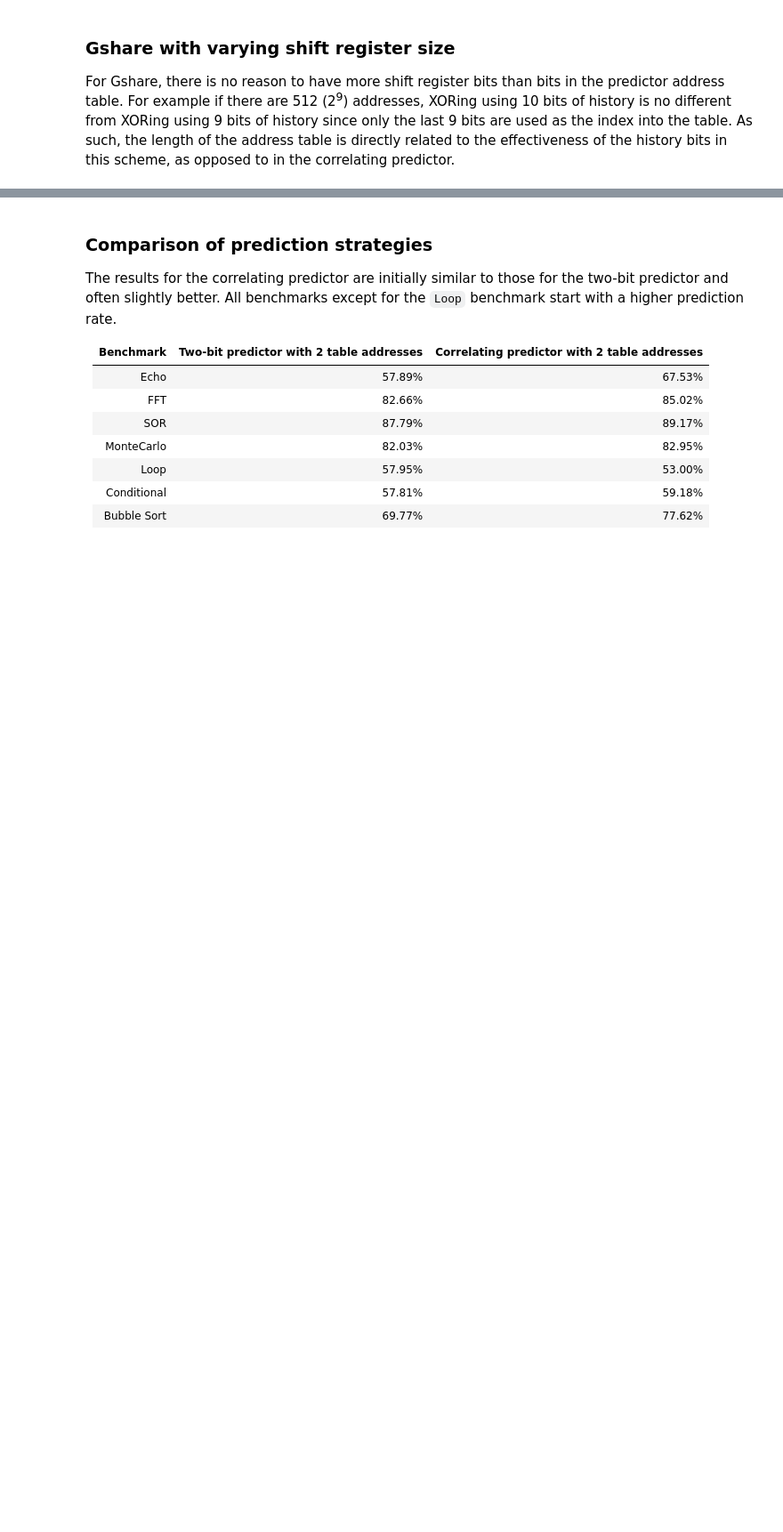
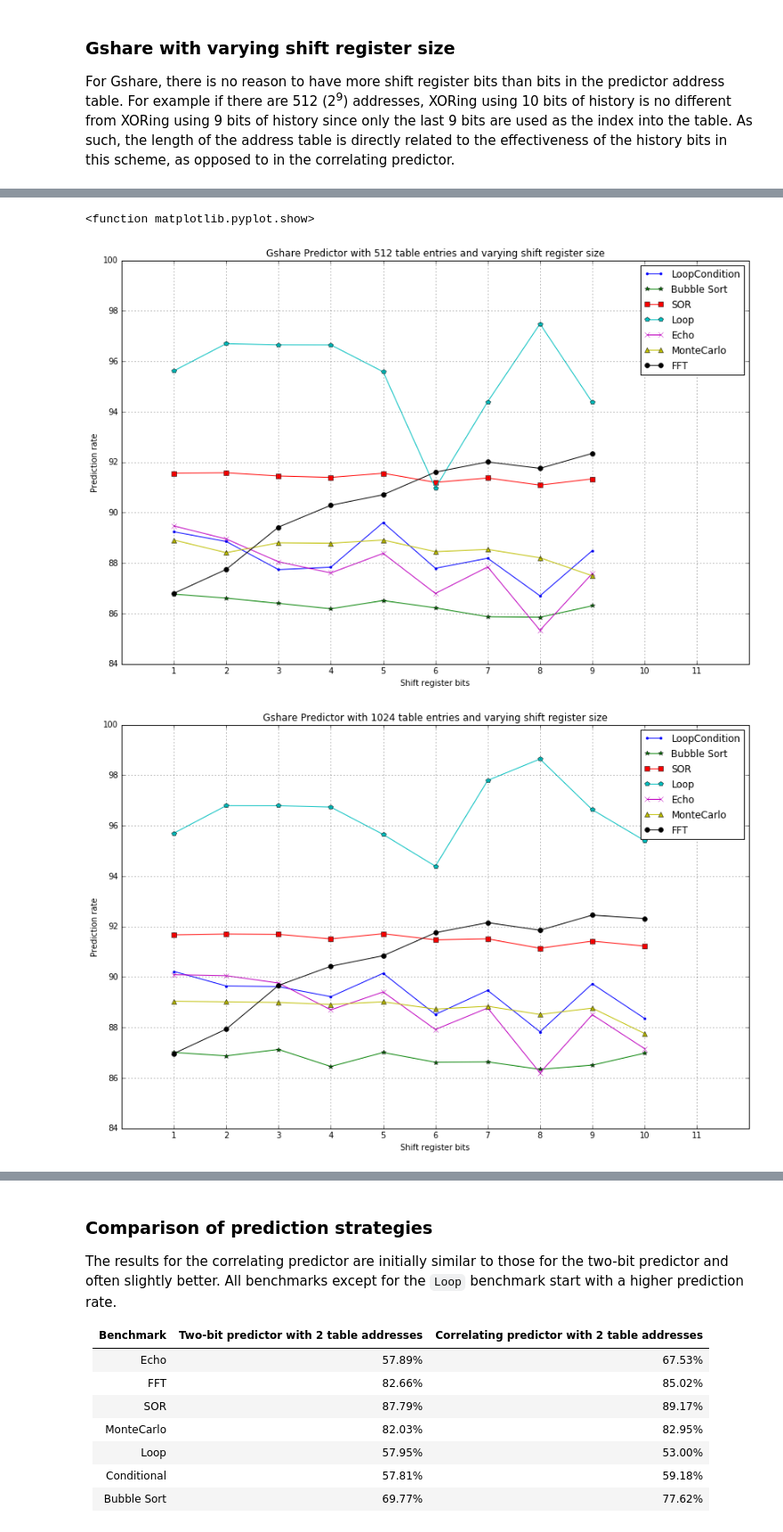
Before and after one commit to 12yuens2/branch-prediction, a Jupyter notebook: CS4202 Branch Prediction Practical.ipynb, the cells around one changed output, grey strips where cells are left out. Shown at 89% size. Drawn from its saved outputs; the diff is of its cells as text; code cells hidden in the pictures; blank space fills up the shorter version.

Commit message:
Graphs and analysis for gshare.

```diff
--- a/CS4202 Branch Prediction Practical.ipynb
+++ b/CS4202 Branch Prediction Practical.ipynb
@@ -431,21 +452,26 @@ gshare_history_experiment(11, gp_experiment_2048_addresses)
 # %%
 gp_512_addresses_graph = plot_graph("Gshare Predictor with 512 table entries and varying shift register size",
                                     [data for _, data in gp_experiment_512_addresses.items()],
-                                    xlabel="Shift register bits", xticks=[1,2,3,4,5,6,7,8,9,10])
+                                    xlabel="Shift register bits", xticks=[1,2,3,4,5,6,7,8,9,10,11])
 plt.legend(loc="best")
 plt.xlim(0, 12)
 gp_1024_addresses_graph = plot_graph("Gshare Predictor with 1024 table entries and varying shift register size",
                                     [data for _, data in gp_experiment_1024_addresses.items()],
-                                    xlabel="Shift register bits", xticks=[1,2,3,4,5,6,7,8,9,10])
+                                    xlabel="Shift register bits", xticks=[1,2,3,4,5,6,7,8,9,10,11])
 plt.legend(loc="upper right")
 plt.xlim(0, 12)
 gp_2048_addresses_graph = plot_graph("Gshare Predictor with 2048 table entries and varying shift register size",
                                     [data for _, data in gp_experiment_2048_addresses.items()],
                                     xlabel="Shift register bits", xticks=[1,2,3,4,5,6,7,8,9,10,11])
 plt.legend(loc=(0.1, 0.5))
+plt.ylim(84, 100)
 plt.xlim(0, 12)
 gp_512_addresses_graph.plot()
 gp_1024_addresses_graph.plot()
 gp_2048_addresses_graph.plot()
 plt.xlim(0, 12)
 plt.show
+# %% [output]
+<function matplotlib.pyplot.show>
+[figure, added]
+[figure, added]
```
Also changed, not shown: parts of 7 cells of this notebook.
